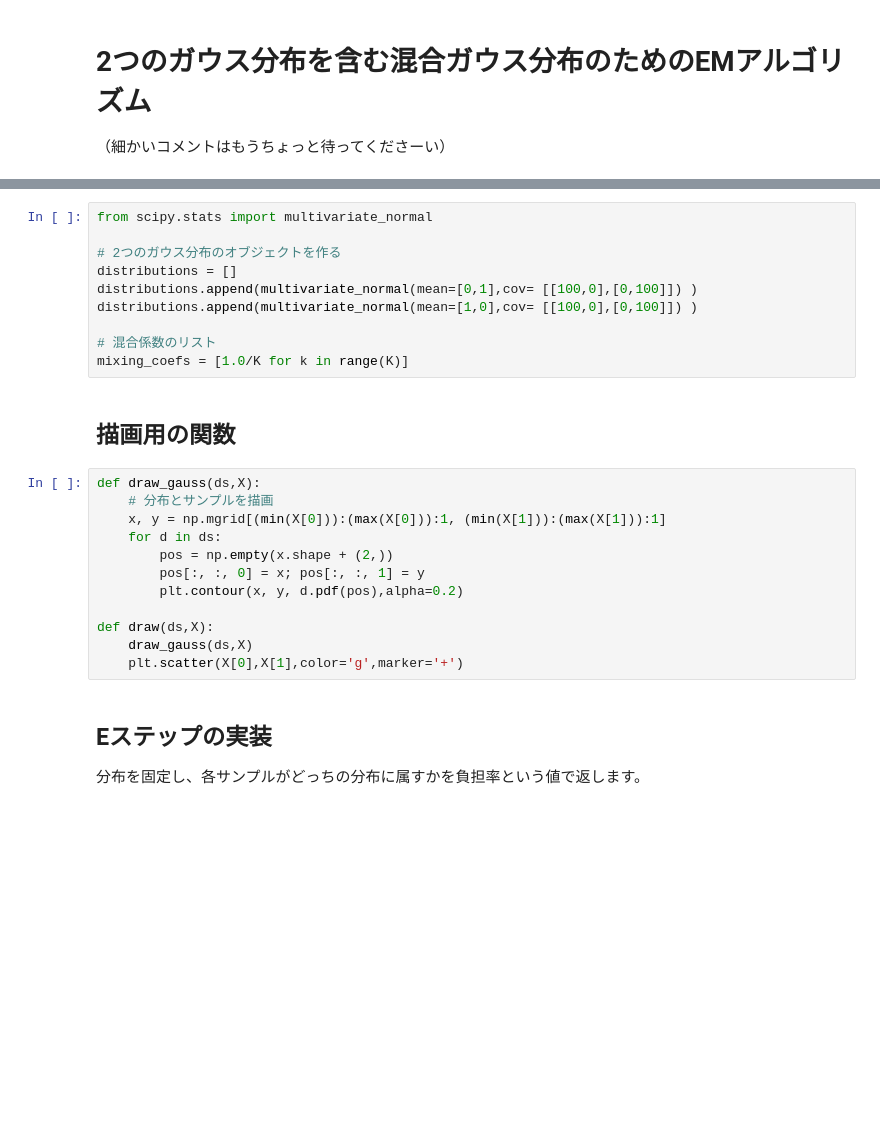
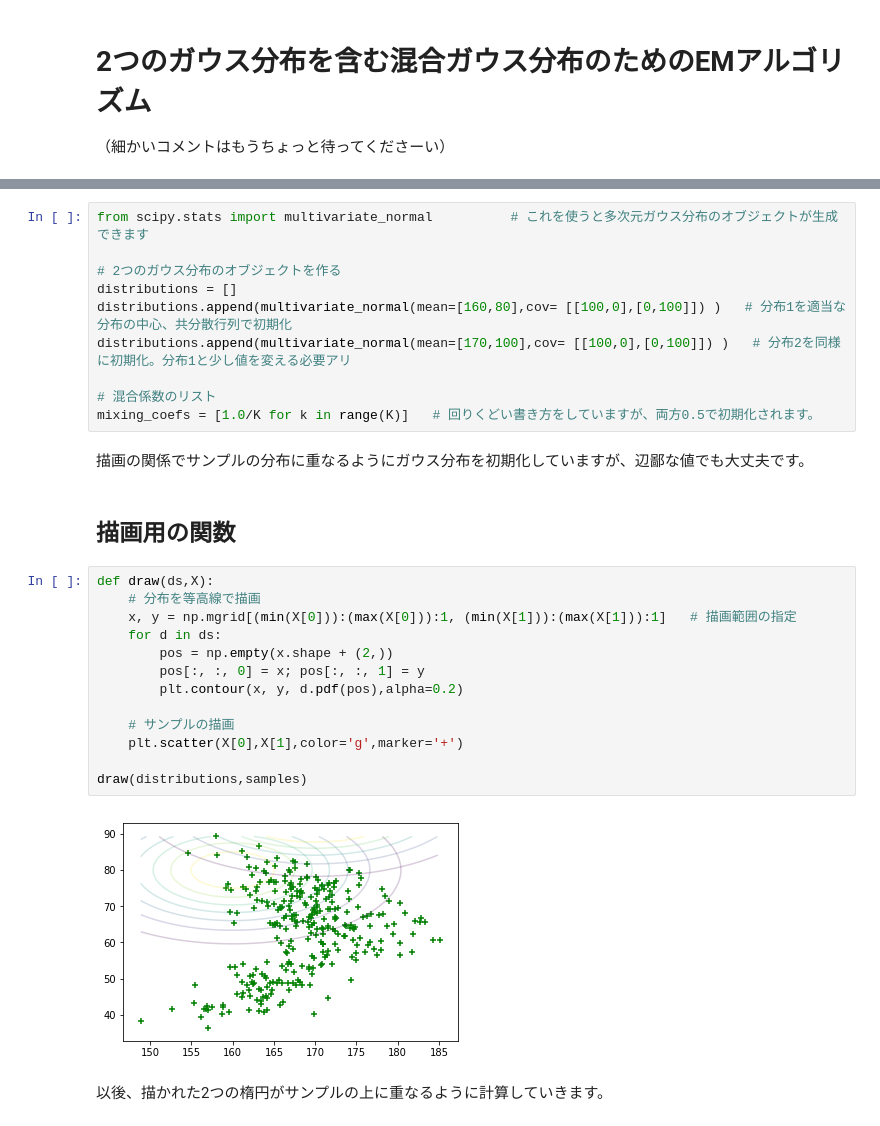
Before and after one commit to ryuichiueda/probrobo_practice, a Jupyter notebook: EM_algorithm_for_mixture_of_two_Gaussians/EM_algorithm_for_mixture_of_two_Gaussians.ipynb, the cells around one changed output, grey strips where cells are left out. Drawn from its saved outputs; the diff is of its cells as text; blank space fills up the shorter version.

```diff
--- a/EM_algorithm_for_mixture_of_two_Gaussians/EM_algorithm_for_mixture_of_two_Gaussians.ipynb
+++ b/EM_algorithm_for_mixture_of_two_Gaussians/EM_algorithm_for_mixture_of_two_Gaussians.ipynb
@@ -50,28 +73,31 @@ N = len(samples[0]) # サンプルの数
 # %%
-from scipy.stats import multivariate_normal
+from scipy.stats import multivariate_normal          # これを使うと多次元ガウス分布のオブジェクトが生成できます
 
 # 2つのガウス分布のオブジェクトを作る
 distributions = []
-distributions.append(multivariate_normal(mean=[0,1],cov= [[100,0],[0,100]]) )
-distributions.append(multivariate_normal(mean=[1,0],cov= [[100,0],[0,100]]) )
+distributions.append(multivariate_normal(mean=[160,80],cov= [[100,0],[0,100]]) )   # 分布1を適当な分布の中心、共分散行列で初期化
+distributions.append(multivariate_normal(mean=[170,100],cov= [[100,0],[0,100]]) )   # 分布2を同様に初期化。分布1と少し値を変える必要アリ
 
 # 混合係数のリスト
-mixing_coefs = [1.0/K for k in range(K)]
+mixing_coefs = [1.0/K for k in range(K)]   # 回りくどい書き方をしていますが、両方0.5で初期化されます。
+# %% [markdown]
+描画の関係でサンプルの分布に重なるようにガウス分布を初期化していますが、辺鄙な値でも大丈夫です。
 # %% [markdown]
 ## 描画用の関数
 # %%
-def draw_gauss(ds,X):
-    # 分布とサンプルを描画
-    x, y = np.mgrid[(min(X[0])):(max(X[0])):1, (min(X[1])):(max(X[1])):1]
+def draw(ds,X):
+    # 分布を等高線で描画
+    x, y = np.mgrid[(min(X[0])):(max(X[0])):1, (min(X[1])):(max(X[1])):1]   # 描画範囲の指定
     for d in ds:
         pos = np.empty(x.shape + (2,))
         pos[:, :, 0] = x; pos[:, :, 1] = y
         plt.contour(x, y, d.pdf(pos),alpha=0.2)
 
-def draw(ds,X):
-    draw_gauss(ds,X)
+    # サンプルの描画
     plt.scatter(X[0],X[1],color='g',marker='+')
+
+draw(distributions,samples)
+# %% [output]
+[figure, added]
-# %% [markdown]
-## Eステップの実装
-
-分布を固定し、各サンプルがどっちの分布に属すかを負担率という値で返します。
+# %% [markdown]
+以後、描かれた2つの楕円がサンプルの上に重なるように計算していきます。
```
Also changed, not shown: parts of 18 cells of this notebook.
